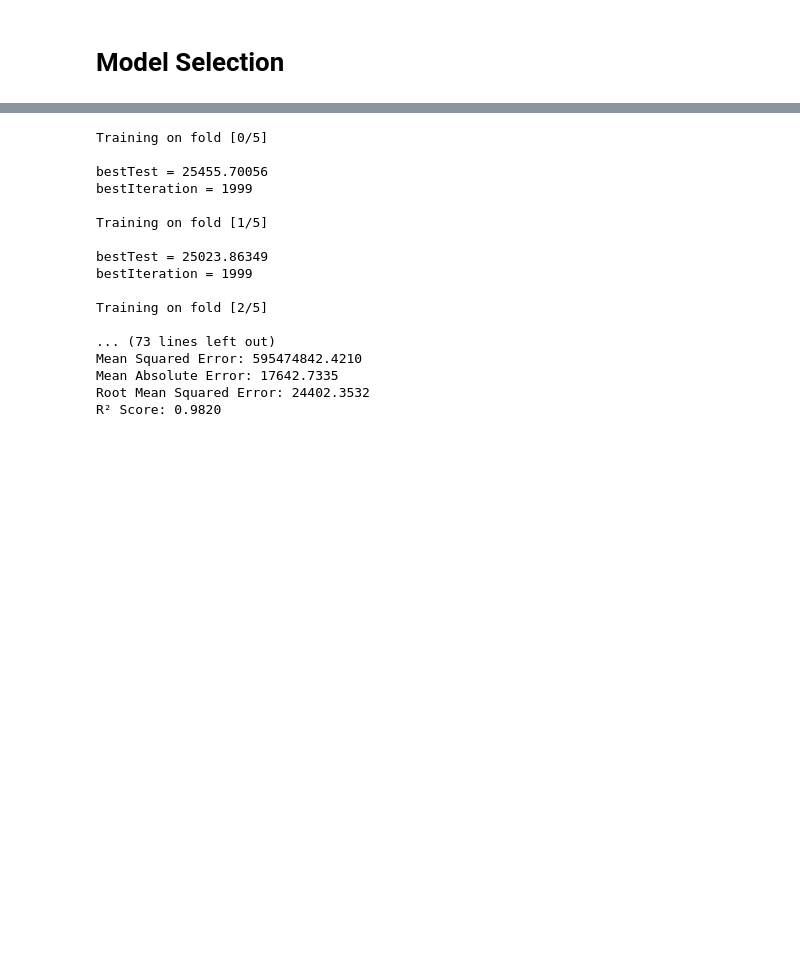
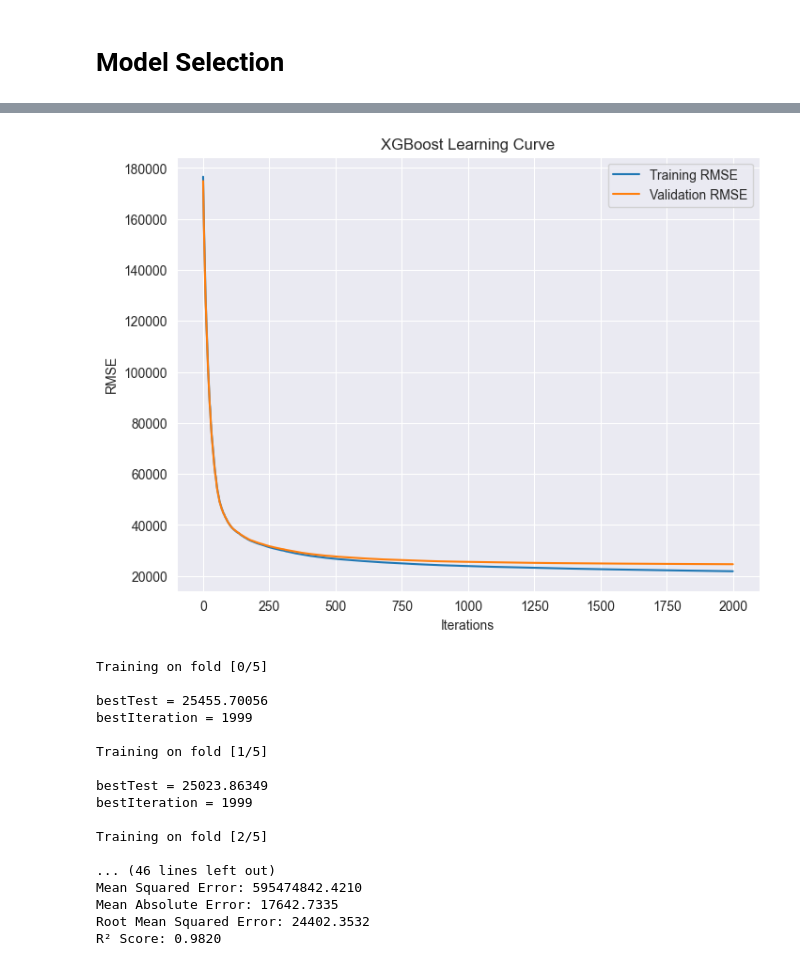
Before and after one commit to sukumar1612/CS5228_HDB_PROJECT, a Jupyter notebook: model_selection_with_feature_set_2.ipynb, the cells around one changed output, grey strips where cells are left out. Drawn from its saved outputs; the diff is of its cells as text; code cells hidden in the pictures; blank space fills up the shorter version.

Commit message:
updated graphs on feature set 2

```diff
--- a/model_selection_with_feature_set_2.ipynb
+++ b/model_selection_with_feature_set_2.ipynb
@@ -298,7 +304,7 @@ print(f"RMSE scores (per fold): {-cv_scores}")
 print(f"Mean RMSE: {mean_rmse:.4f}")
 print(f"Std RMSE: {std_rmse:.4f}\n")
 
-final_model = XGBRegressor(
+final_xgb = XGBRegressor(
     **best_params,
     n_estimators=2000,
     objective='reg:squarederror',
@@ -310,13 +316,13 @@ final_model = XGBRegressor(
     verbosity=1
 )
 
-final_model.fit(
+final_xgb.fit(
     X_train, y_train,
     eval_set=[(X_train, y_train), (X_val, y_val)],
     verbose=50
 )
 
-y_pred = final_model.predict(X_val)
+y_pred = final_xgb.predict(X_val)
 
 mse = mean_squared_error(y_val, y_pred)
 mae = mean_absolute_error(y_val, y_pred)
@@ -349,6 +355,22 @@ Mean Squared Error: 605343311.4772
 Mean Absolute Error: 17882.8381
 Root Mean Squared Error: 24603.7256
 R² Score: 0.9817
+# %%
+evals_result = final_xgb.evals_result_
+train_rmse = evals_result['validation_0']['rmse']
+val_rmse = evals_result['validation_1']['rmse']
+
+plt.figure(figsize=(8, 6))
+plt.plot(train_rmse, label='Training RMSE')
+plt.plot(val_rmse, label='Validation RMSE')
+plt.xlabel('Iterations')
+plt.ylabel('RMSE')
+plt.title('XGBoost Learning Curve')
+plt.legend()
+plt.grid(True)
+plt.show()
+# %% [output]
+[figure, added]
 # %%
 X_test = df_test[features].copy()
 
@@ -398,7 +420,6 @@ mean_rmse = cv_data['test-RMSE-mean'].iloc[-1]
 std_rmse = cv_data['test-RMSE-std'].iloc[-1]
 
 print("\n5-Fold Cross-Validation Results:")
-print(f"RMSE scores (per fold): {-cv_data}")
 print(f"Mean RMSE: {mean_rmse:.4f}")
 print(f"Std RMSE: {std_rmse:.4f}\n")
 
@@ -439,7 +460,7 @@ bestIteration = 1999
 
 Training on fold [2/5]
 
-... (73 lines left out)
+... (46 lines left out)
 Mean Squared Error: 595474842.4210
 Mean Absolute Error: 17642.7335
 Root Mean Squared Error: 24402.3532
```
Also changed, not shown: parts of 9 cells of this notebook.
